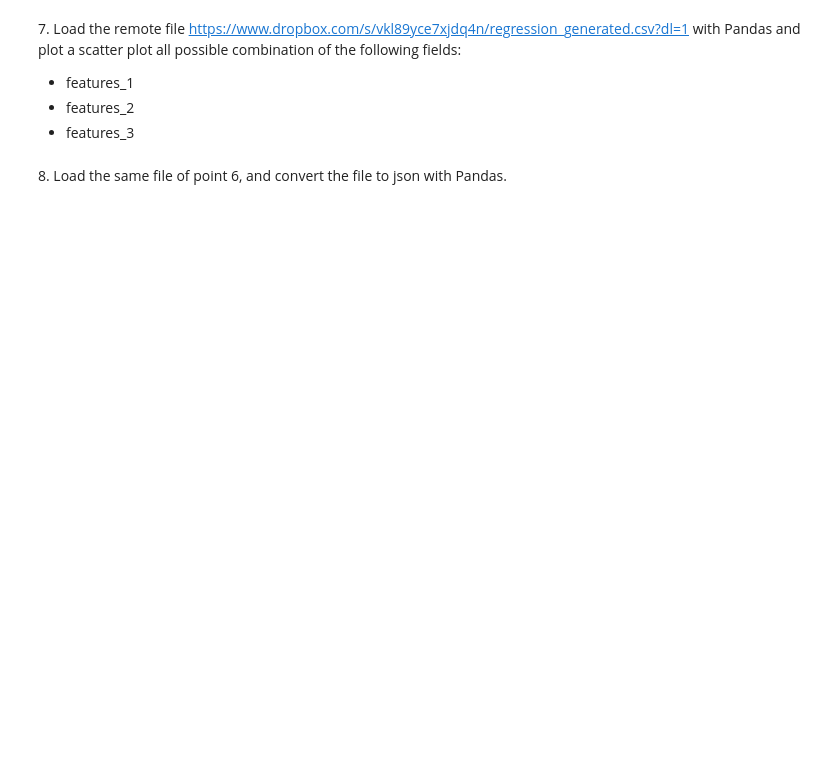
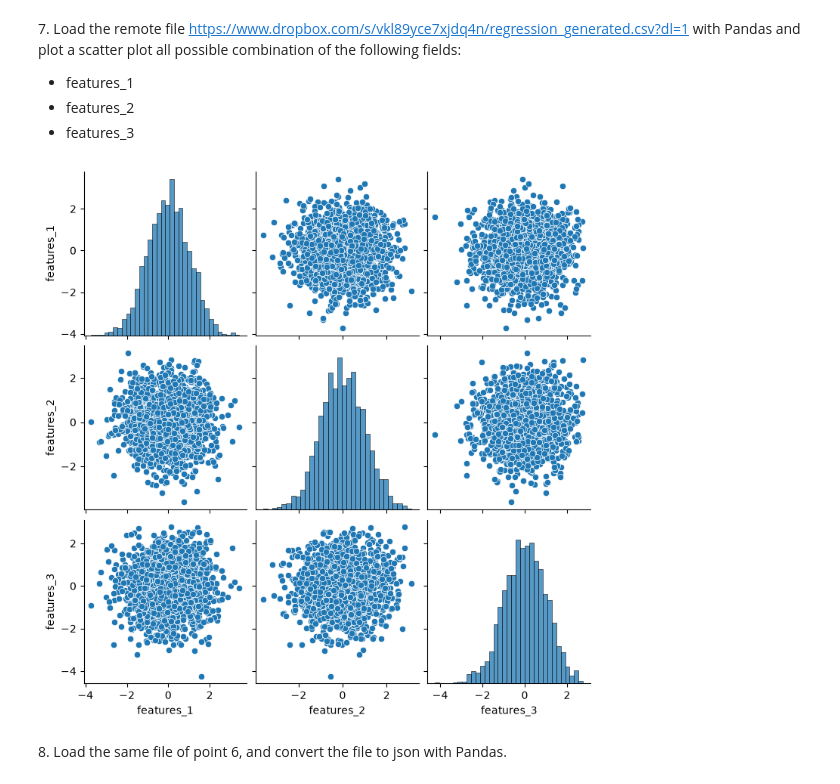
Before and after one commit to EliaLibera/LaboratoryOfComputationalPhysics_Y9, a Jupyter notebook: sett 5/05ex_OSEMN.ipynb, the cells around one changed output. Drawn from its saved outputs; the diff is of its cells as text; code cells hidden in the pictures; blank space fills up the shorter version.

```diff
--- a/sett 5/05ex_OSEMN.ipynb
+++ b/sett 5/05ex_OSEMN.ipynb
@@ -151,2 +200,19 @@ FileNotFoundError: [Errno 2] No such file or directory: 'credit_card.dat'
+# %%
+import pandas as pd
+import seaborn as sns
+import matplotlib.pyplot as plt
+
+# 1. Carica il dataset
+url = "https://www.dropbox.com/s/vkl89yce7xjdq4n/regression_generated.csv?dl=1"
+df = pd.read_csv(url)
+
+# 2. Seleziona le colonne richieste
+cols = ['features_1', 'features_2', 'features_3']
+
+# 3. Disegna tutte le combinazioni di scatter plot
+sns.pairplot(df[cols])
+plt.show()
+# %% [output]
+[figure, added]
 # %% [markdown]
 8\. Load the same file of point 6, and convert the file to json with Pandas.
```
Also changed, not shown: parts of 16 cells of this notebook, 13 other files.
